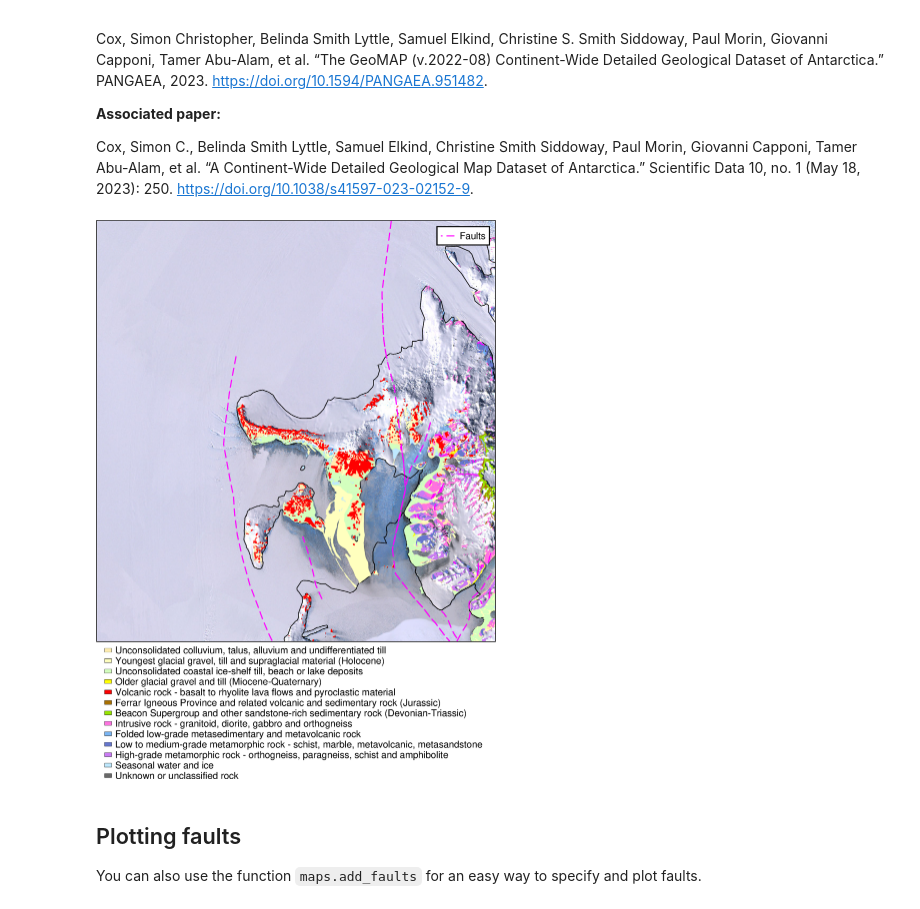
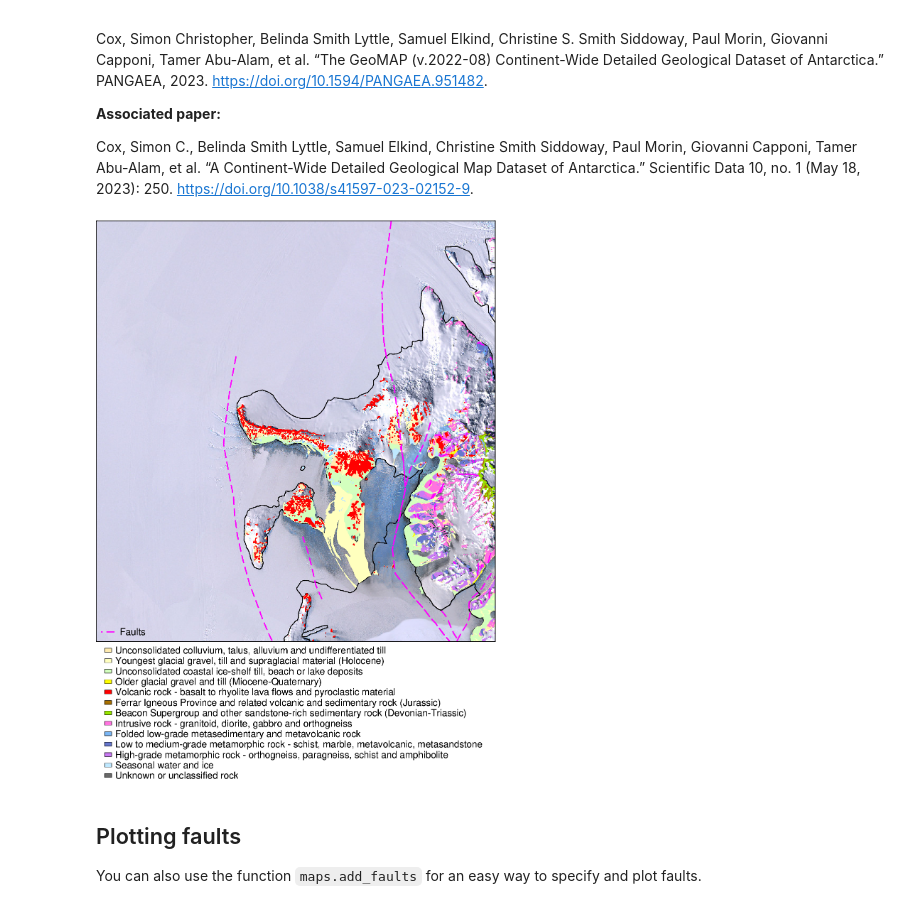
Before and after one commit to mdtanker/polartoolkit, a Jupyter notebook: docs/datasets/antarctica/geology.ipynb, the cells around one changed output. Saved outputs shown, nothing was run; the diff lists cells and outputs as text; code cells hidden in the pictures.

Commit message:
Docs (#318)
* change fault label position on geology notebook

* set dpi to 200 for figures in notebooks

```diff
--- a/docs/datasets/antarctica/geology.ipynb
+++ b/docs/datasets/antarctica/geology.ipynb
@@ -42,15 +42,15 @@ for name in version_names:
 # %%
 fig = maps.basemap(
     region=regions.minna_bluff,
     hemisphere="south",
     coast=True,
     imagery_basemap=True,
 )
 fig.add_geologic_units()
-fig.add_faults()
-fig.show()
+fig.add_faults(legend_loc="jBL")
+fig.show(dpi=200)
 # %% [output]
-[figure, old version]
+[figure, new version]
 # %% [markdown]
 ## Plotting faults
 
```
Also changed, not shown: parts of 2 cells of this notebook, 5 other files.
